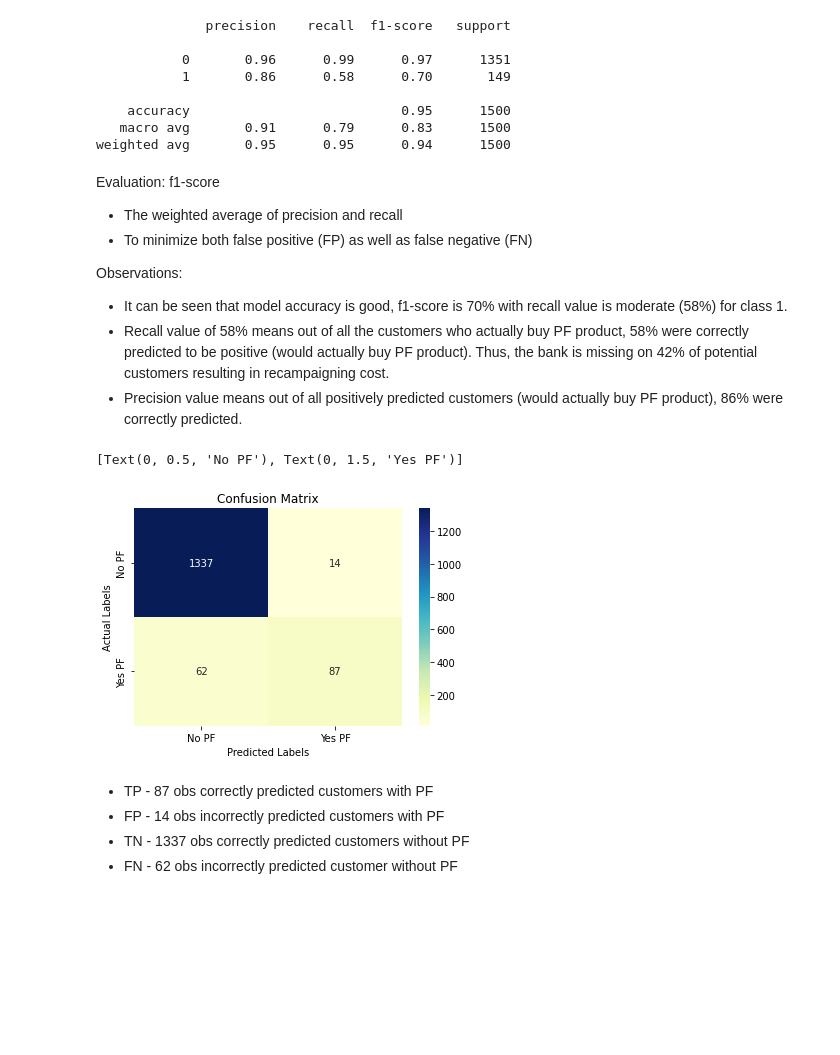
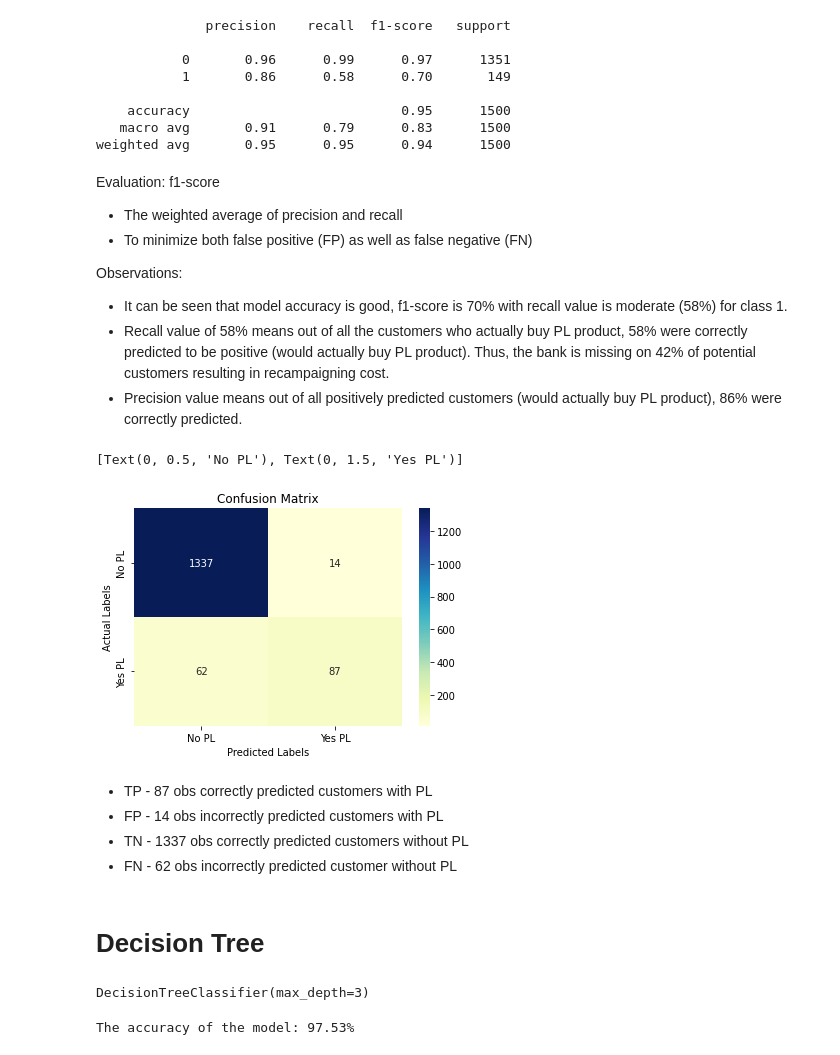
Before and after one commit to abbylmm/pf_cross_sell, a Jupyter notebook: pf_cross_sell.ipynb, the cells around one changed output. Drawn from its saved outputs; the diff is of its cells as text; code cells hidden in the pictures; blank space fills up the shorter version.

```diff
--- a/pf_cross_sell.ipynb
+++ b/pf_cross_sell.ipynb
@@ -427,22 +436,25 @@ Evaluation: f1-score
 
 Observations:
 * It can be seen that model accuracy is good, f1-score is 70% with recall value is moderate (58%) for class 1.
-* Recall value of 58% means out of all the customers who actually buy PF product, 58% were correctly predicted to be positive (would actually buy PF product). Thus, the bank is missing on 42% of potential customers resulting in recampaigning cost.
-* Precision value means out of all positively predicted customers (would actually buy PF product), 86% were correctly predicted.
+* Recall value of 58% means out of all the customers who actually buy PL product, 58% were correctly predicted to be positive (would actually buy PL product). Thus, the bank is missing on 42% of potential customers resulting in recampaigning cost.
+* Precision value means out of all positively predicted customers (would actually buy PL product), 86% were correctly predicted.
 # %%
 ax= plt.subplot()
 sns.heatmap(confusion_matrix(y_test, y_pred), annot=True, fmt='', ax=ax, cmap='YlGnBu')
 
 ax.set_xlabel('Predicted Labels')
 ax.set_ylabel('Actual Labels')
 ax.set_title('Confusion Matrix')
-ax.xaxis.set_ticklabels(['No PF', 'Yes PF'])
-ax.yaxis.set_ticklabels(['No PF', 'Yes PF'])
+ax.xaxis.set_ticklabels(['No PL', 'Yes PL'])
+ax.yaxis.set_ticklabels(['No PL', 'Yes PL'])
 # %% [output]
-[Text(0, 0.5, 'No PF'), Text(0, 1.5, 'Yes PF')]
+[Text(0, 0.5, 'No PL'), Text(0, 1.5, 'Yes PL')]
-[figure, old version]
+[figure, new version]
 # %% [markdown]
-* TP - 87 obs correctly predicted customers with PF
-* FP - 14 obs incorrectly predicted customers with PF
-* TN - 1337 obs correctly predicted customers without PF
-* FN - 62 obs incorrectly predicted customer without PF
+* TP - 87 obs correctly predicted customers with PL
+* FP - 14 obs incorrectly predicted customers with PL
+* TN - 1337 obs correctly predicted customers without PL
+* FN - 62 obs incorrectly predicted customer without PL
+# %% [markdown]
+<a id='tree'></a>
+# Decision Tree
@@ -448,0 +465,16 @@ ax.yaxis.set_ticklabels(['No PF', 'Yes PF'])
+# %%
+model_list.append('DecisionTreeClassifier')
+model = tree.DecisionTreeClassifier(max_depth=3)
+model.fit(X_train, y_train)
+# %% [output]
+DecisionTreeClassifier(max_depth=3)
+# %%
+# predict the test data to get y_pred
+y_pred = model.predict(X_test)
+
+# get accuracy of model
+accuracy_score = metrics.accuracy_score(y_test, y_pred)
+model_accuracy_score.append(accuracy_score)
+print(f"The accuracy of the model: {accuracy_score:.2%}")
+# %% [output]
+The accuracy of the model: 97.53%
```
Also changed, not shown: parts of 23 cells of this notebook.
